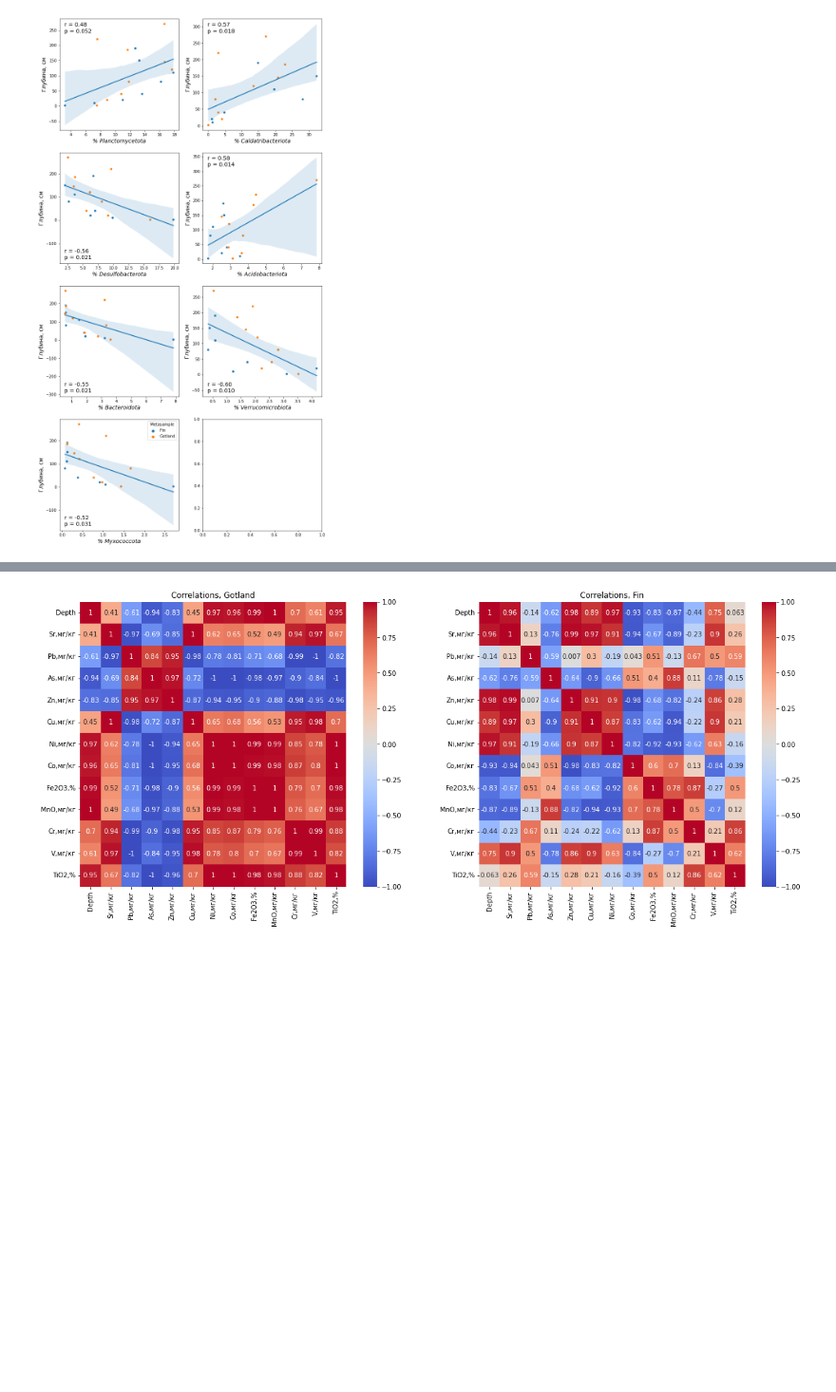
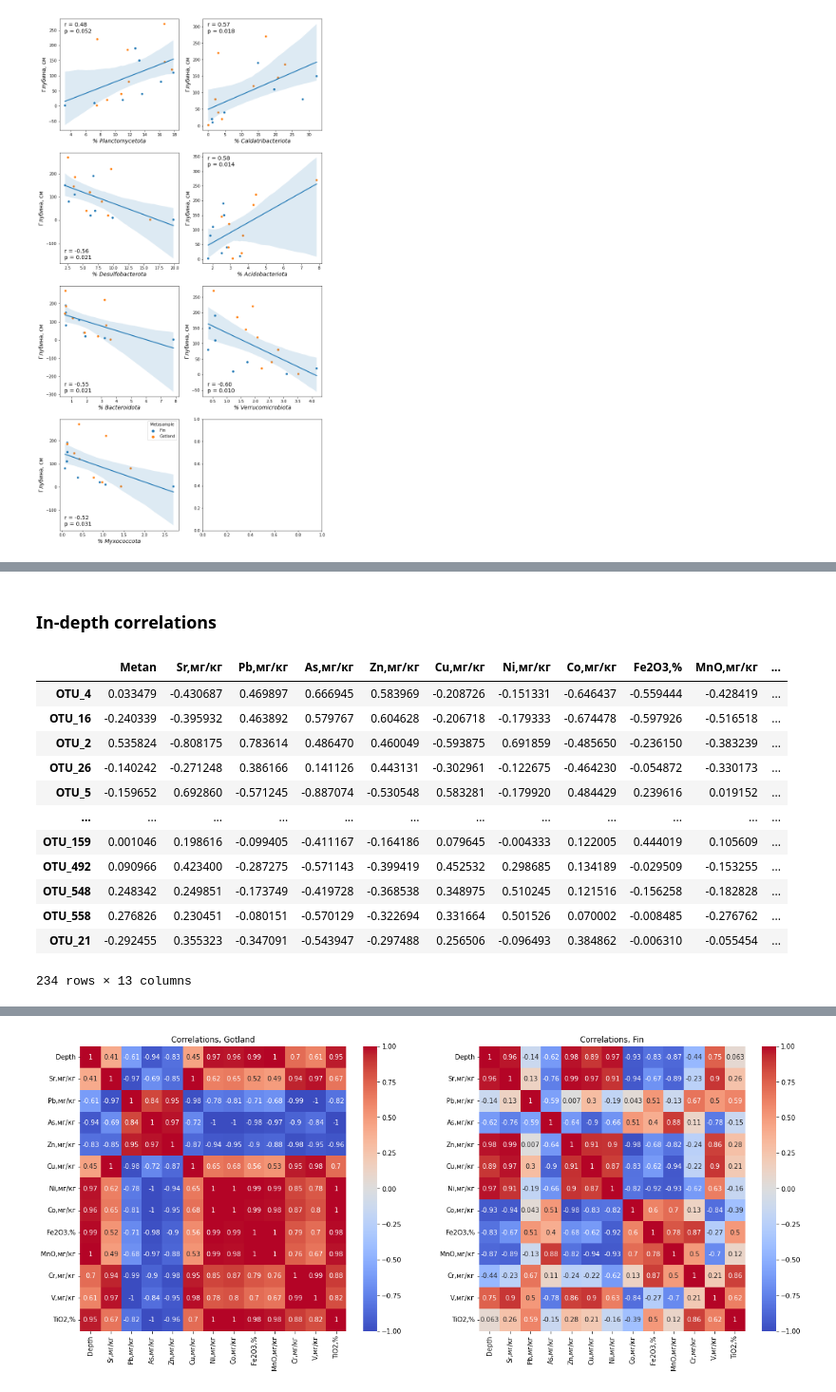
Before and after one commit to kpotoh/valerik, a Jupyter notebook: notebooks/diversity.ipynb, the cells around one changed output, grey strips where cells are left out. Shown: that part at 95% size. Cells and saved outputs as stored; diff of their text form; code cells hidden in the pictures; blank space fills up the shorter version.

```diff
--- a/notebooks/diversity.ipynb
+++ b/notebooks/diversity.ipynb
@@ -421,0 +517,2 @@ plt.show()
+# %% [markdown]
+### In-depth correlations
@@ -421,0 +529,16 @@ plt.show()
+# %%
+cor_df
+# %% [output]
+|  | Metan | Sr,мг/кг | Pb,мг/кг | As,мг/кг | Zn,мг/кг | Cu,мг/кг | Ni,мг/кг | Co,мг/кг | Fe2O3,% | MnO,мг/кг | ... |
+| OTU_4 | 0.033479 | -0.430687 | 0.469897 | 0.666945 | 0.583969 | -0.208726 | -0.151331 | -0.646437 | -0.559444 | -0.428419 | ... |
+| OTU_16 | -0.240339 | -0.395932 | 0.463892 | 0.579767 | 0.604628 | -0.206718 | -0.179333 | -0.674478 | -0.597926 | -0.516518 | ... |
+| OTU_2 | 0.535824 | -0.808175 | 0.783614 | 0.486470 | 0.460049 | -0.593875 | 0.691859 | -0.485650 | -0.236150 | -0.383239 | ... |
+| OTU_26 | -0.140242 | -0.271248 | 0.386166 | 0.141126 | 0.443131 | -0.302961 | -0.122675 | -0.464230 | -0.054872 | -0.330173 | ... |
+| OTU_5 | -0.159652 | 0.692860 | -0.571245 | -0.887074 | -0.530548 | 0.583281 | -0.179920 | 0.484429 | 0.239616 | 0.019152 | ... |
+| ... | ... | ... | ... | ... | ... | ... | ... | ... | ... | ... | ... |
+| OTU_159 | 0.001046 | 0.198616 | -0.099405 | -0.411167 | -0.164186 | 0.079645 | -0.004333 | 0.122005 | 0.444019 | 0.105609 | ... |
+| OTU_492 | 0.090966 | 0.423400 | -0.287275 | -0.571143 | -0.399419 | 0.452532 | 0.298685 | 0.134189 | -0.029509 | -0.153255 | ... |
+| OTU_548 | 0.248342 | 0.249851 | -0.173749 | -0.419728 | -0.368538 | 0.348975 | 0.510245 | 0.121516 | -0.156258 | -0.182828 | ... |
+| OTU_558 | 0.276826 | 0.230451 | -0.080151 | -0.570129 | -0.322694 | 0.331664 | 0.501526 | 0.070002 | -0.008485 | -0.276762 | ... |
+| OTU_21 | -0.292455 | 0.355323 | -0.347091 | -0.543947 | -0.297488 | 0.256506 | -0.096493 | 0.384862 | -0.006310 | -0.055454 | ... |
+234 rows × 13 columns
```
Also changed, not shown: parts of 17 cells of this notebook, 4 other files.
